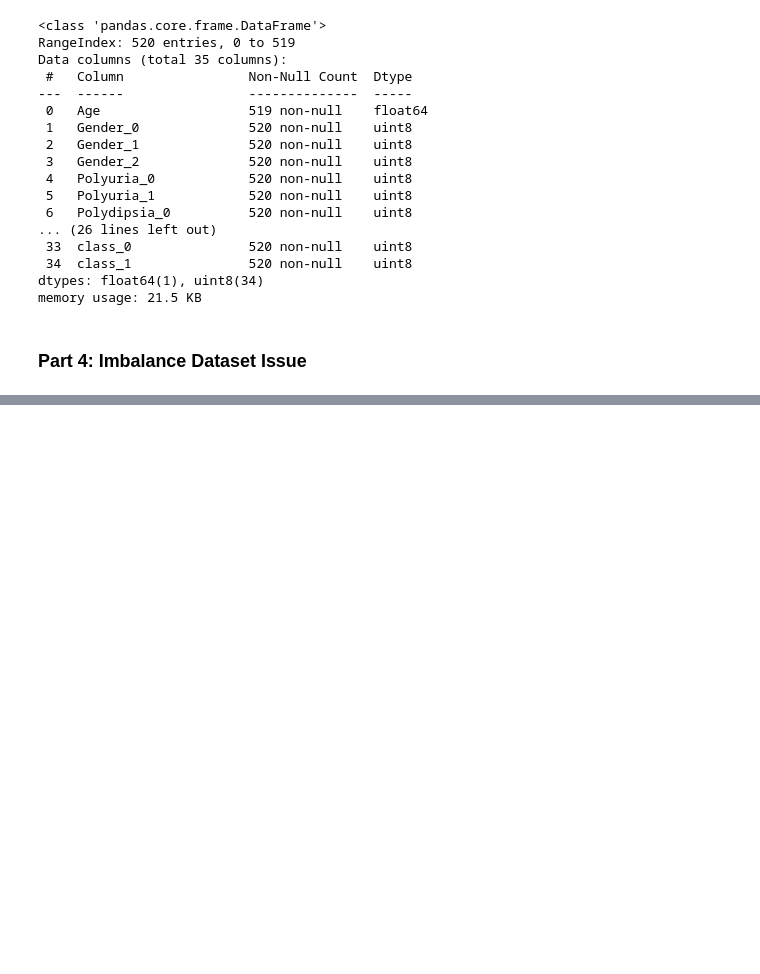
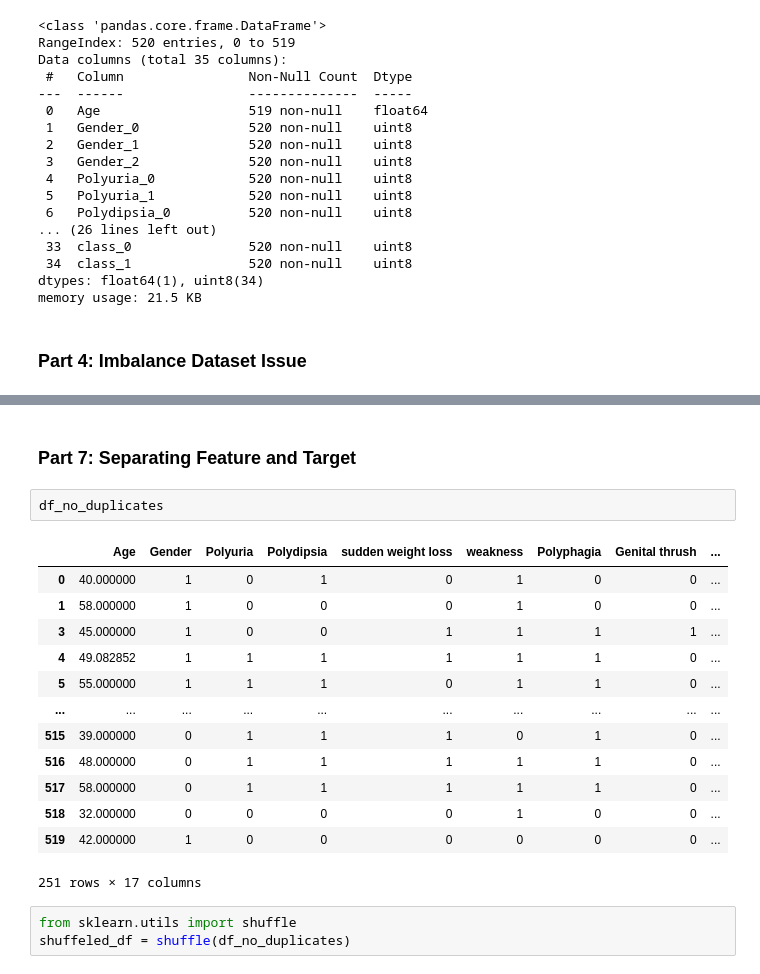
Before and after one commit to jdxxmahmud/mahdy-sir-re-acad-course, a Jupyter notebook: Phase 1/Individual Assignments/Recorded Classes Notes/Machine Learning/Advanced ML/L03_04_Data_Pre_processing.ipynb, the cells around one changed output, grey strips where cells are left out. Drawn from its saved outputs; the diff is of its cells as text; blank space fills up the shorter version.

```diff
--- a/Phase 1/Individual Assignments/Recorded Classes Notes/Machine Learning/Advanced ML/L03_04_Data_Pre_processing.ipynb
+++ b/Phase 1/Individual Assignments/Recorded Classes Notes/Machine Learning/Advanced ML/L03_04_Data_Pre_processing.ipynb
@@ -444,0 +608,21 @@ memory usage: 21.5 KB
+# %% [markdown]
+### Part 7: Separating Feature and Target
+# %%
+df_no_duplicates
+# %% [output]
+|  | Age | Gender | Polyuria | Polydipsia | sudden weight loss | weakness | Polyphagia | Genital thrush | ... |
+| 0 | 40.000000 | 1 | 0 | 1 | 0 | 1 | 0 | 0 | ... |
+| 1 | 58.000000 | 1 | 0 | 0 | 0 | 1 | 0 | 0 | ... |
+| 3 | 45.000000 | 1 | 0 | 0 | 1 | 1 | 1 | 1 | ... |
+| 4 | 49.082852 | 1 | 1 | 1 | 1 | 1 | 1 | 0 | ... |
+| 5 | 55.000000 | 1 | 1 | 1 | 0 | 1 | 1 | 0 | ... |
+| ... | ... | ... | ... | ... | ... | ... | ... | ... | ... |
+| 515 | 39.000000 | 0 | 1 | 1 | 1 | 0 | 1 | 0 | ... |
+| 516 | 48.000000 | 0 | 1 | 1 | 1 | 1 | 1 | 0 | ... |
+| 517 | 58.000000 | 0 | 1 | 1 | 1 | 1 | 1 | 0 | ... |
+| 518 | 32.000000 | 0 | 0 | 0 | 0 | 1 | 0 | 0 | ... |
+| 519 | 42.000000 | 1 | 0 | 0 | 0 | 0 | 0 | 0 | ... |
+251 rows × 17 columns
+# %%
+from sklearn.utils import shuffle
+shuffeled_df = shuffle(df_no_duplicates)
```
Also changed, not shown: parts of 47 cells of this notebook.
